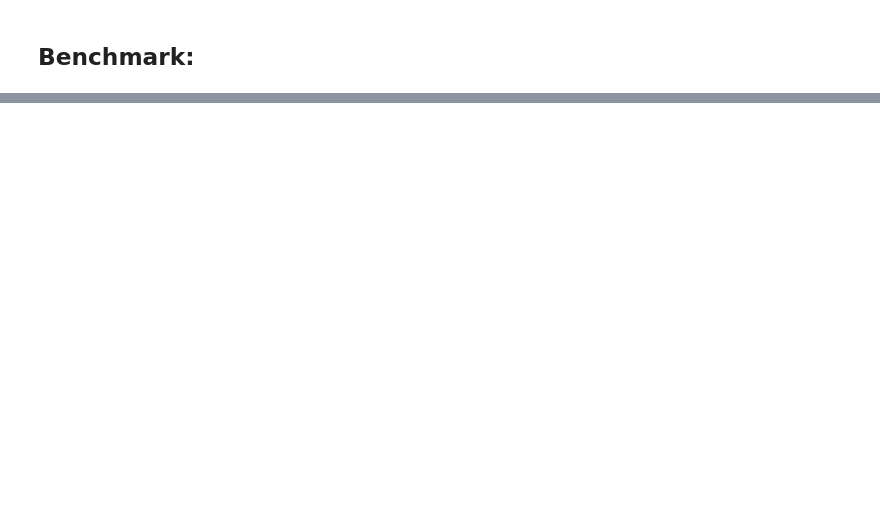
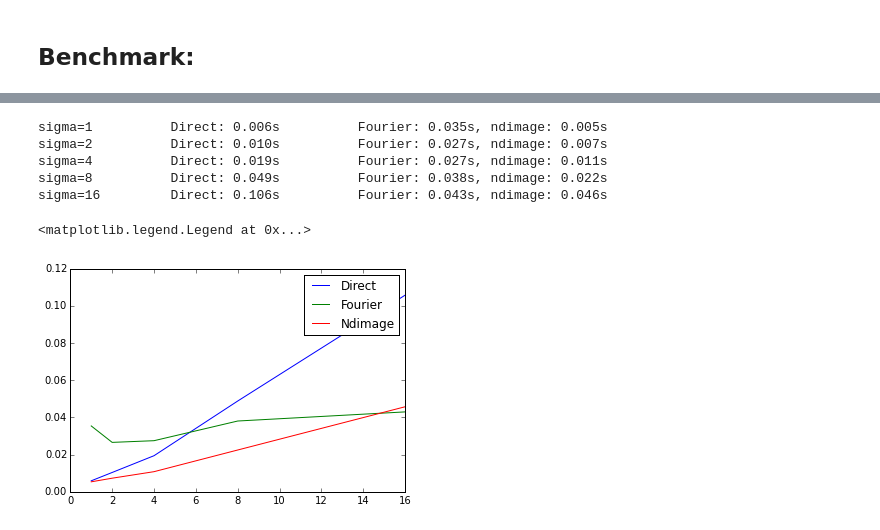
Before and after one commit to kif/python_tutorials, a Jupyter notebook: scipy_exercise_2/Image convolution.ipynb, the cells around one changed output, grey strips where cells are left out. Drawn from its saved outputs; the diff is of its cells as text; code cells hidden in the pictures; blank space fills up the shorter version.

```diff
--- a/scipy_exercise_2/Image convolution.ipynb
+++ b/scipy_exercise_2/Image convolution.ipynb
@@ -122,0 +139,33 @@ sigma=16         Direct: 0.170s          Fourier: 0.051s
+# %%
+import time
+from scipy.ndimage import filters
+sigmas = []
+d = []
+f = []
+n = []
+for i in range(5):
+    sigma = 1<<i
+    t0 = time.time()
+    direct(img, sigma)
+    t1 = time.time()
+    ft(img, sigma)
+    t2 = time.time()
+    filters.gaussian_filter(img, sigma)
+    t3=time.time()
+    print("sigma=%s \t Direct: %.3fs \t Fourier: %.3fs, ndimage: %.3fs"%(sigma,t1-t0,t2-t1, t3-t2))
+    sigmas.append(sigma)
+    d.append(t1-t0)
+    f.append(t2-t1)
+    n.append(t3-t2)
+plot(sigmas,d,label="Direct")
+plot(sigmas,f,label="Fourier")
+plot(sigmas,n,label="Ndimage")
+legend()
+# %% [output]
+sigma=1          Direct: 0.006s          Fourier: 0.035s, ndimage: 0.005s
+sigma=2          Direct: 0.010s          Fourier: 0.027s, ndimage: 0.007s
+sigma=4          Direct: 0.019s          Fourier: 0.027s, ndimage: 0.011s
+sigma=8          Direct: 0.049s          Fourier: 0.038s, ndimage: 0.022s
+sigma=16         Direct: 0.106s          Fourier: 0.043s, ndimage: 0.046s
+<matplotlib.legend.Legend at 0x...>
+[figure, added]
```
Also changed, not shown: parts of 7 cells of this notebook, 2 other files.
